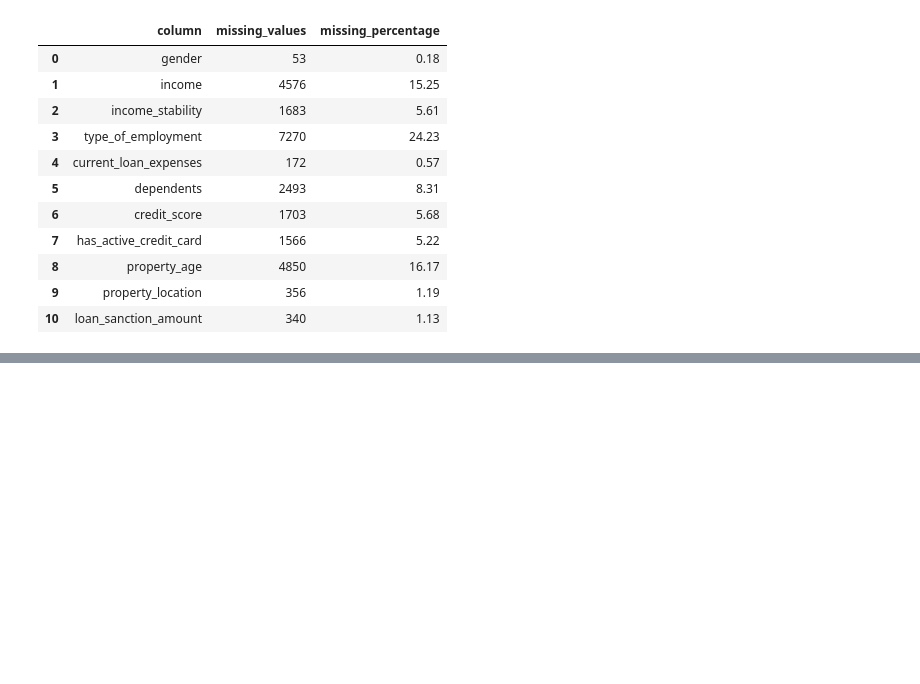
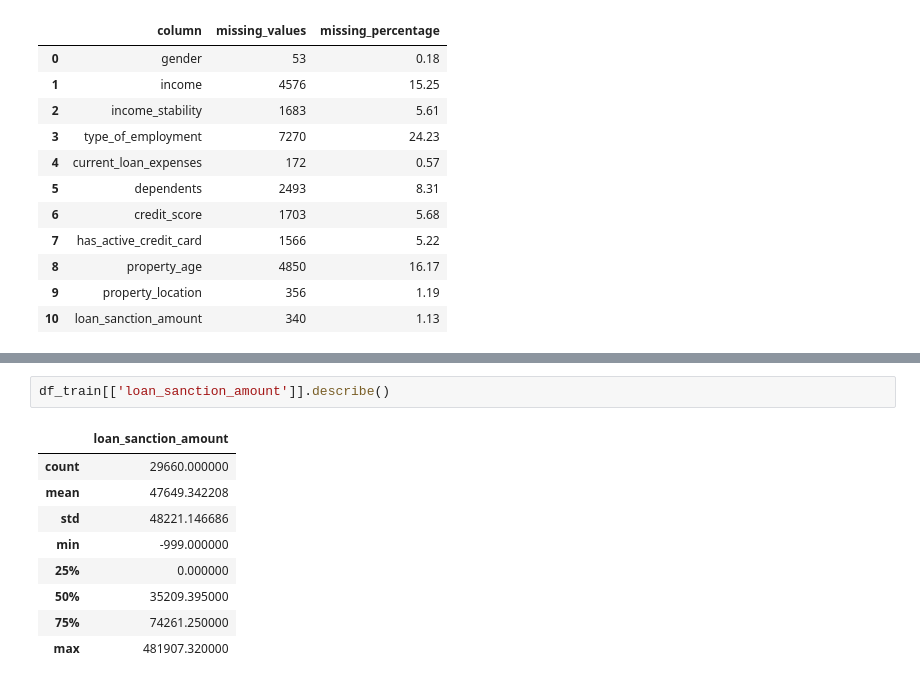
Before and after one commit to sank3t/Loan-Sanction-Amount, a Jupyter notebook: EDA.ipynb, the cells around one changed output, grey strips where cells are left out. Drawn from its saved outputs; the diff is of its cells as text; blank space fills up the shorter version.

```diff
--- a/EDA.ipynb
+++ b/EDA.ipynb
@@ -209,0 +118,12 @@ plt.show()
+# %%
+df_train[['loan_sanction_amount']].describe()
+# %% [output]
+|  | loan_sanction_amount |
+| count | 29660.000000 |
+| mean | 47649.342208 |
+| std | 48221.146686 |
+| min | -999.000000 |
+| 25% | 0.000000 |
+| 50% | 35209.395000 |
+| 75% | 74261.250000 |
+| max | 481907.320000 |
```
Also changed, not shown: parts of 10 cells of this notebook.
